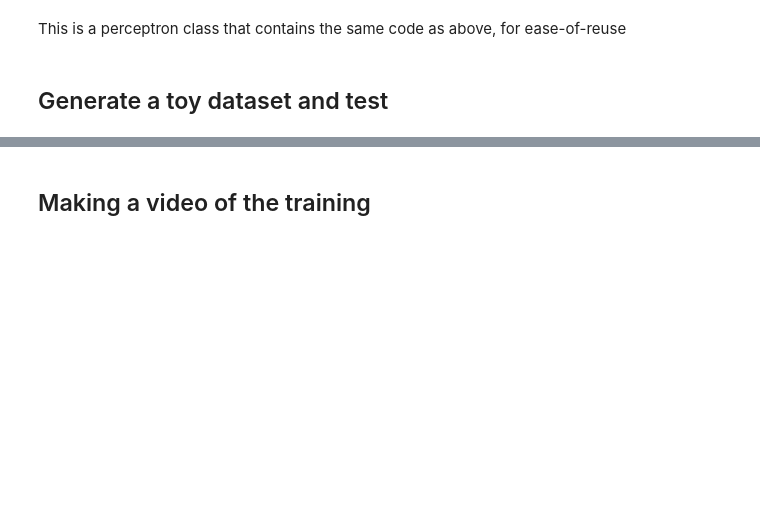
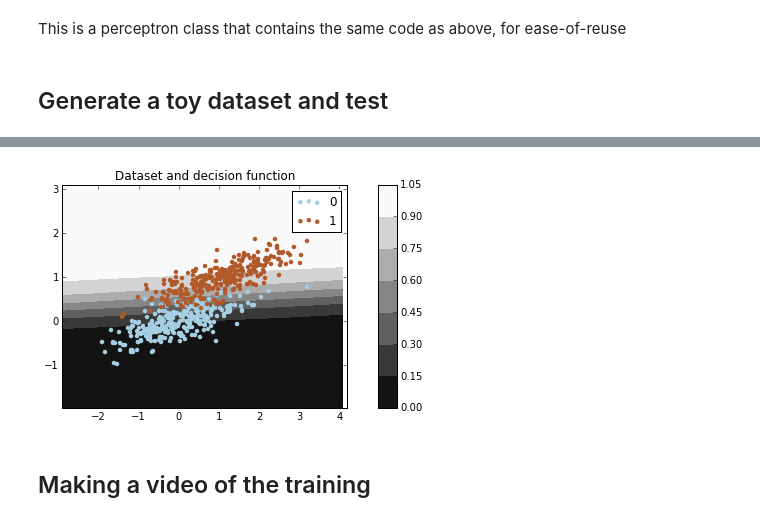
Before and after one commit to julienr/ipynb_playground, a Jupyter notebook: perceptron/perceptron_theano.ipynb, the cells around one changed output, grey strips where cells are left out. Cells and saved outputs as stored; diff of their text form; code cells hidden in the pictures; blank space fills up the shorter version.

```diff
--- a/perceptron/perceptron_theano.ipynb
+++ b/perceptron/perceptron_theano.ipynb
@@ -244,8 +274,8 @@ predict = theano.function(
 W.set_value([[0.5, 0.5]])
 b.set_value(0)
 
-X1 = [[0, 1]]
-y1 = [0]
+X1 = np.array([[0, 1]], dtype=np.float32)
+y1 = np.array([0], dtype=np.float32)
 print "prediction        ", predict(X1)
 for i in xrange(5):
     print '---- iteration', i
@@ -353,6 +401,8 @@ def dataset_fixed_cov():
     X = np.r_[np.dot(np.random.randn(n, dim), C),
               np.dot(np.random.randn(n, dim), C) + np.array([1, 1])]
     y = np.hstack((np.zeros(n), np.ones(n))).astype(np.int)
+    X = X.astype(np.float32)
+    y = y.astype(np.float32)
     return X, y
 
 X, y = dataset_fixed_cov()
@@ -383,33 +449,37 @@ def show_decision_boundary(clf, X, y, subplot_spec=None):
     if subplot_spec is None:
         gs = gridspec.GridSpec(1,2, width_ratios=wratio)
     else:
         gs = gridspec.GridSpecFromSubplotSpec(1, 2, subplot_spec=subplot_spec, width_ratios=wratio)
 
     ax = pl.subplot(gs[0])
     ax.set_title('Dataset and decision function')
 
     x_min, x_max = X[:,0].min() - 1, X[:,0].max() + 1
     y_min, y_max = X[:,1].min() - 1, X[:,1].max() + 1
     h = 0.2 # step size in the meshgrid
     xx, yy = np.meshgrid(np.arange(x_min, x_max, h),
                          np.arange(y_min, y_max, h))
+    xx = xx.astype(np.float32)
+    yy = yy.astype(np.float32)
 
     Z = clf.decision_function(np.c_[xx.ravel(), yy.ravel()])
     Z = Z.reshape(xx.shape)
     ctr = ax.contourf(xx, yy, Z, cmap=cm.gray, vmin=0, vmax=1)
 
     unique_labels = np.unique(y)
     colors = cm.Paired(np.linspace(0, 1, num=len(unique_labels)))
     for i, yi in enumerate(unique_labels):
         color = colors[i]
         ax.scatter(X[y == yi, 0], X[y == yi, 1], c=color, linewidth=0, label='%d' % yi)
     ax.legend()
     ax.set_xlim((x_min, x_max))
     ax.set_ylim((y_min, y_max))
 
     pl.colorbar(ctr, cax=pl.subplot(gs[1]))
 
 show_decision_boundary(perceptron, X, y)
+# %% [output]
+[figure, added]
 # %% [markdown]
 ## Making a video of the training
 # %%
```
Also changed, not shown: parts of 18 cells of this notebook.
